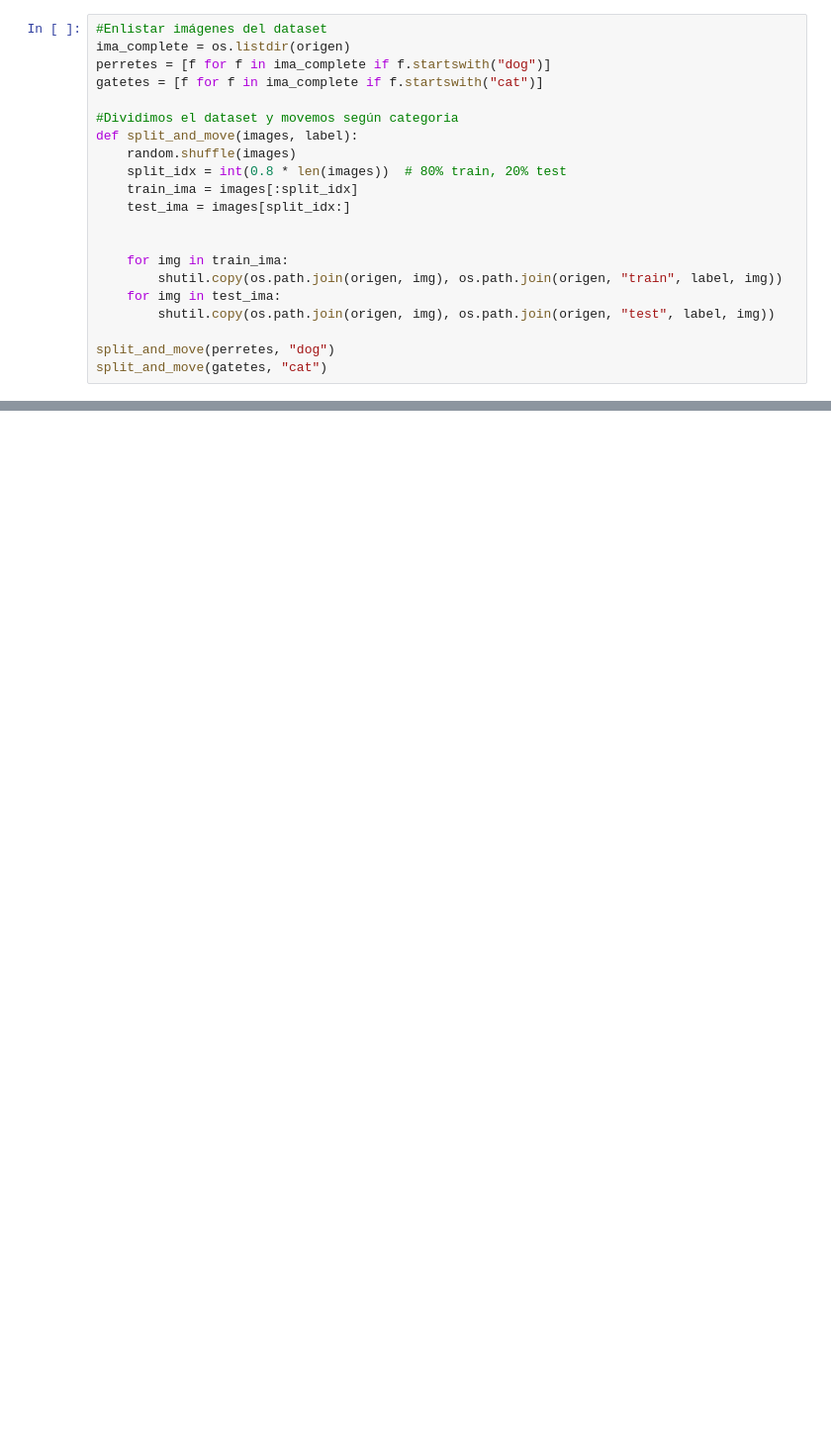
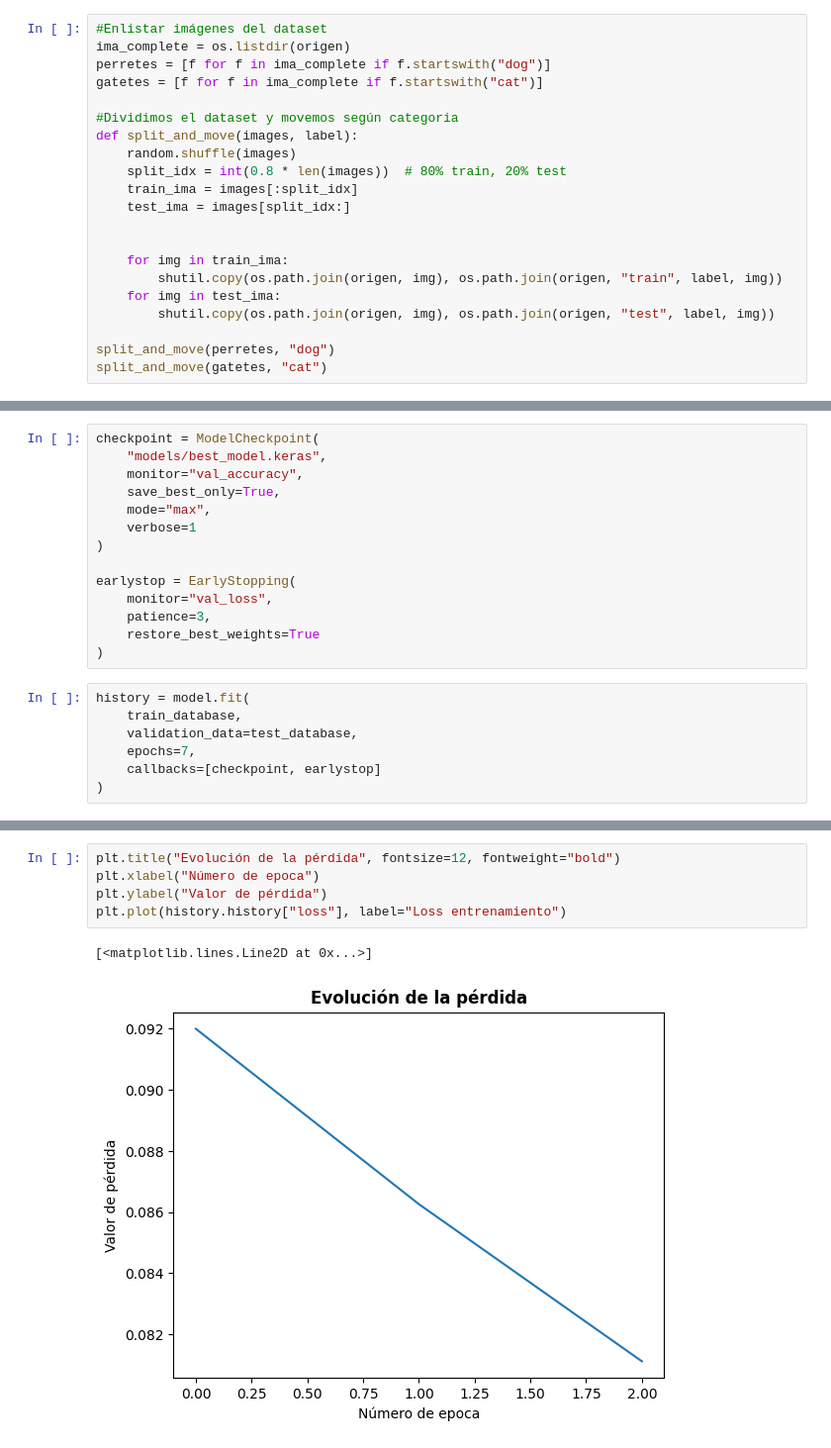
Before and after one commit to 4GeeksAcademy/Leonel_Ponce_Deep_learning_project, a Jupyter notebook: src/explore.ipynb, the cells around one changed output, grey strips where cells are left out. Shown: that part at 99% size. Saved outputs shown, nothing was run; the diff lists cells and outputs as text; blank space fills up the shorter version.

```diff
--- a/src/explore.ipynb
+++ b/src/explore.ipynb
@@ -212,0 +279,21 @@ Se acaba la memoria en el epoch 9/10, conforme sube en el epoch mejora el accura
+# %%
+checkpoint = ModelCheckpoint(
+    "models/best_model.keras",
+    monitor="val_accuracy",
+    save_best_only=True,
+    mode="max",
+    verbose=1
+)
+
+earlystop = EarlyStopping(
+    monitor="val_loss",
+    patience=3,
+    restore_best_weights=True
+)
+# %%
+history = model.fit(
+    train_database,
+    validation_data=test_database,
+    epochs=7,
+    callbacks=[checkpoint, earlystop]
+)
@@ -212,0 +313,8 @@ Se acaba la memoria en el epoch 9/10, conforme sube en el epoch mejora el accura
+# %%
+plt.title("Evolución de la pérdida", fontsize=12, fontweight="bold")
+plt.xlabel("Número de epoca")
+plt.ylabel("Valor de pérdida")
+plt.plot(history.history["loss"], label="Loss entrenamiento")
+# %% [output]
+[<matplotlib.lines.Line2D at 0x...>]
+[figure, added]
```
Also changed, not shown: parts of 18 cells of this notebook, 3 other files.
